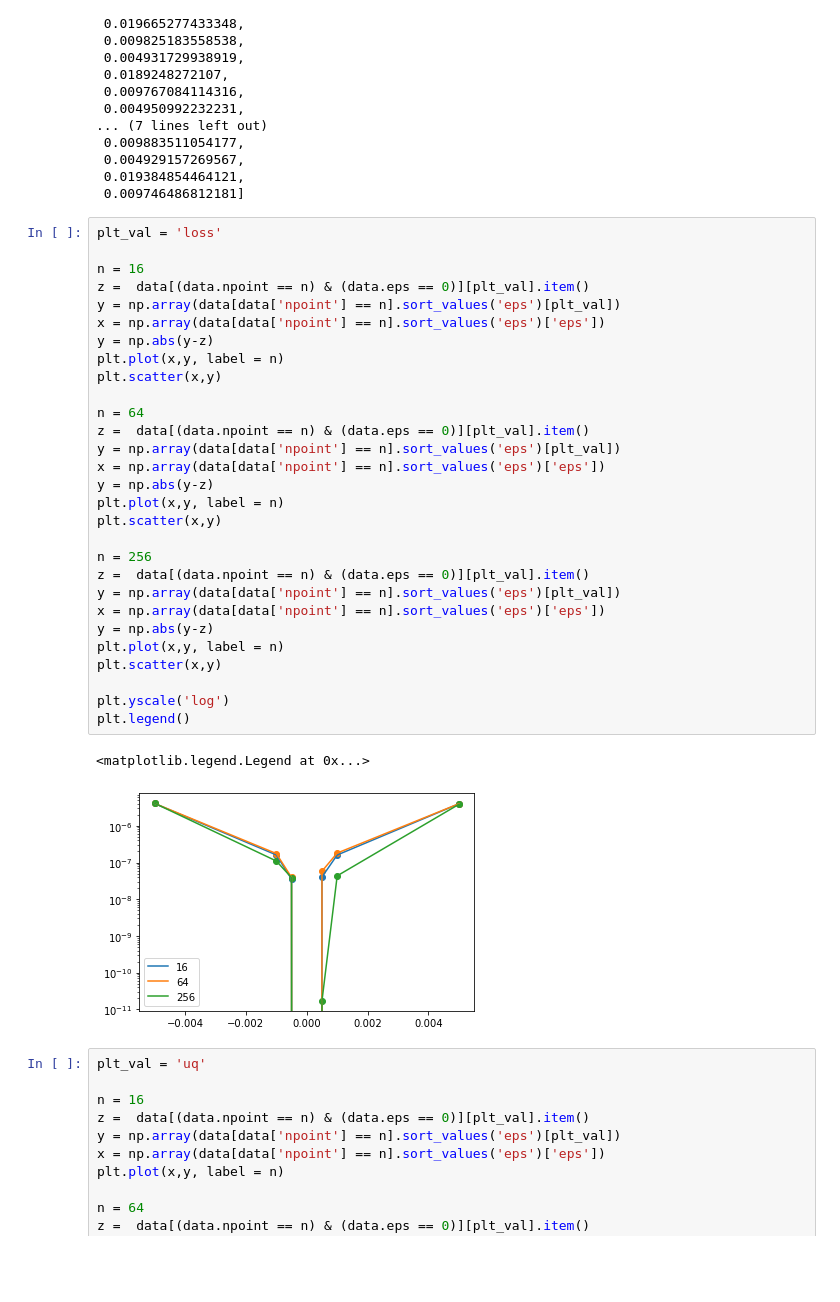
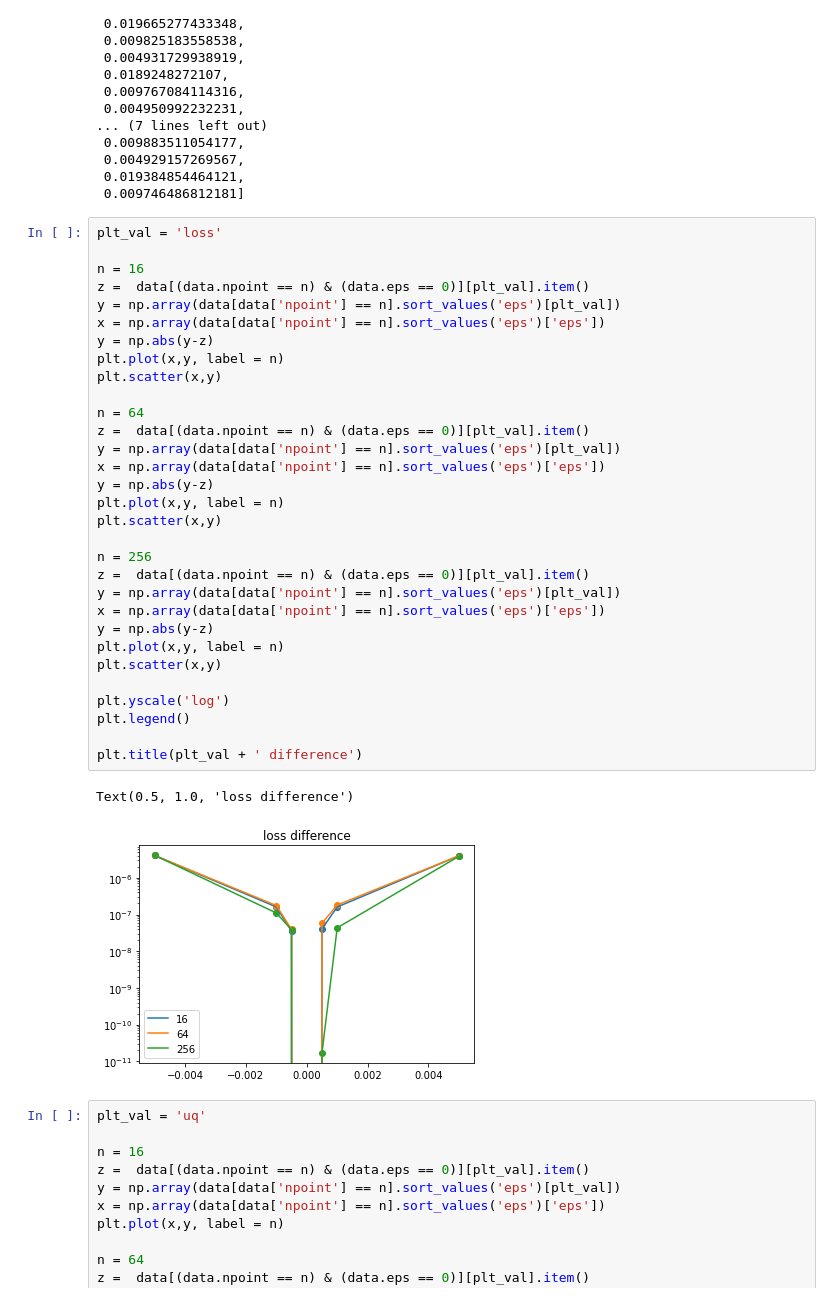
Before and after one commit to mrachh/hot-spots, a Jupyter notebook: worker16_summary/Untitled.ipynb, the cells around one changed output. Drawn from its saved outputs; the diff is of its cells as text; blank space fills up the shorter version.

```diff
--- a/worker16_summary/Untitled.ipynb
+++ b/worker16_summary/Untitled.ipynb
@@ -269,35 +269,37 @@ uq
 # %%
 plt_val = 'loss'
 
 n = 16
 z =  data[(data.npoint == n) & (data.eps == 0)][plt_val].item()
 y = np.array(data[data['npoint'] == n].sort_values('eps')[plt_val])
 x = np.array(data[data['npoint'] == n].sort_values('eps')['eps'])
 y = np.abs(y-z)
 plt.plot(x,y, label = n)
 plt.scatter(x,y)
 
 n = 64
 z =  data[(data.npoint == n) & (data.eps == 0)][plt_val].item()
 y = np.array(data[data['npoint'] == n].sort_values('eps')[plt_val])
 x = np.array(data[data['npoint'] == n].sort_values('eps')['eps'])
 y = np.abs(y-z)
 plt.plot(x,y, label = n)
 plt.scatter(x,y)
 
 n = 256
 z =  data[(data.npoint == n) & (data.eps == 0)][plt_val].item()
 y = np.array(data[data['npoint'] == n].sort_values('eps')[plt_val])
 x = np.array(data[data['npoint'] == n].sort_values('eps')['eps'])
 y = np.abs(y-z)
 plt.plot(x,y, label = n)
 plt.scatter(x,y)
 
 plt.yscale('log')
 plt.legend()
+
+plt.title(plt_val + ' difference')
 # %% [output]
-<matplotlib.legend.Legend at 0x...>
+Text(0.5, 1.0, 'loss difference')
-[figure, old version]
+[figure, new version]
 # %%
 plt_val = 'uq'
 
```
Also changed, not shown: parts of 10 cells of this notebook.
